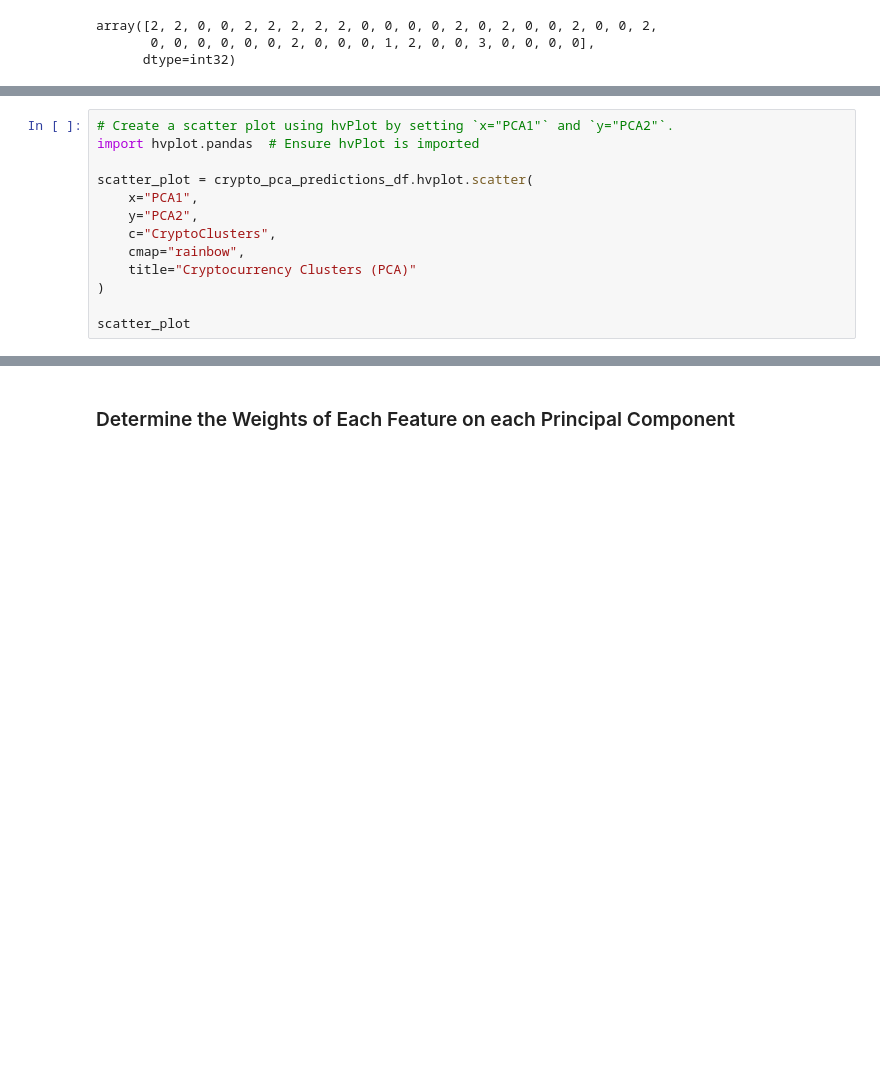
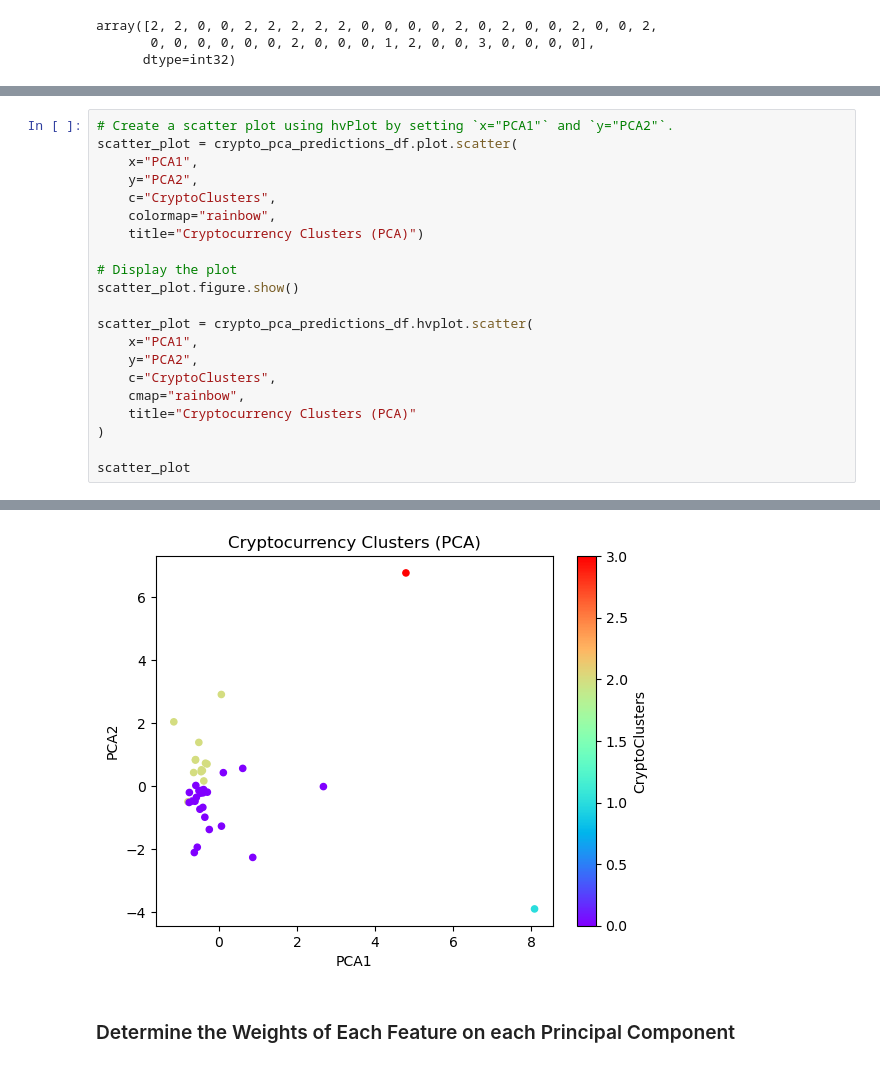
Before and after one commit to tlockhart/CryptoClustering, a Jupyter notebook: Crypto_Clustering.ipynb, the cells around one changed output, grey strips where cells are left out. Cells and saved outputs as stored; diff of their text form; blank space fills up the shorter version.

```diff
--- a/Crypto_Clustering.ipynb
+++ b/Crypto_Clustering.ipynb
@@ -382,22 +383,31 @@ crypto_pca_predictions_df.head()
 | bitcoin-cash | -1.157800 | 2.041209 | 1.859715 | 2 |
 # %%
 # Create a scatter plot using hvPlot by setting `x="PCA1"` and `y="PCA2"`.
-import hvplot.pandas  # Ensure hvPlot is imported
+scatter_plot = crypto_pca_predictions_df.plot.scatter(
+    x="PCA1",
+    y="PCA2",
+    c="CryptoClusters",
+    colormap="rainbow",
+    title="Cryptocurrency Clusters (PCA)")
+
+# Display the plot
+scatter_plot.figure.show()
 
 scatter_plot = crypto_pca_predictions_df.hvplot.scatter(
     x="PCA1",
     y="PCA2",
     c="CryptoClusters",
     cmap="rainbow",
     title="Cryptocurrency Clusters (PCA)"
 )
 
 scatter_plot
 # %% [output]
 [interactive output not drawn]
 [interactive output not drawn]
 [interactive output not drawn]
 [interactive output not drawn]
+[figure, added]
 # %% [markdown]
 ### Determine the Weights of Each Feature on each Principal Component
 # %%
```
Also changed, not shown: parts of 4 cells of this notebook.
